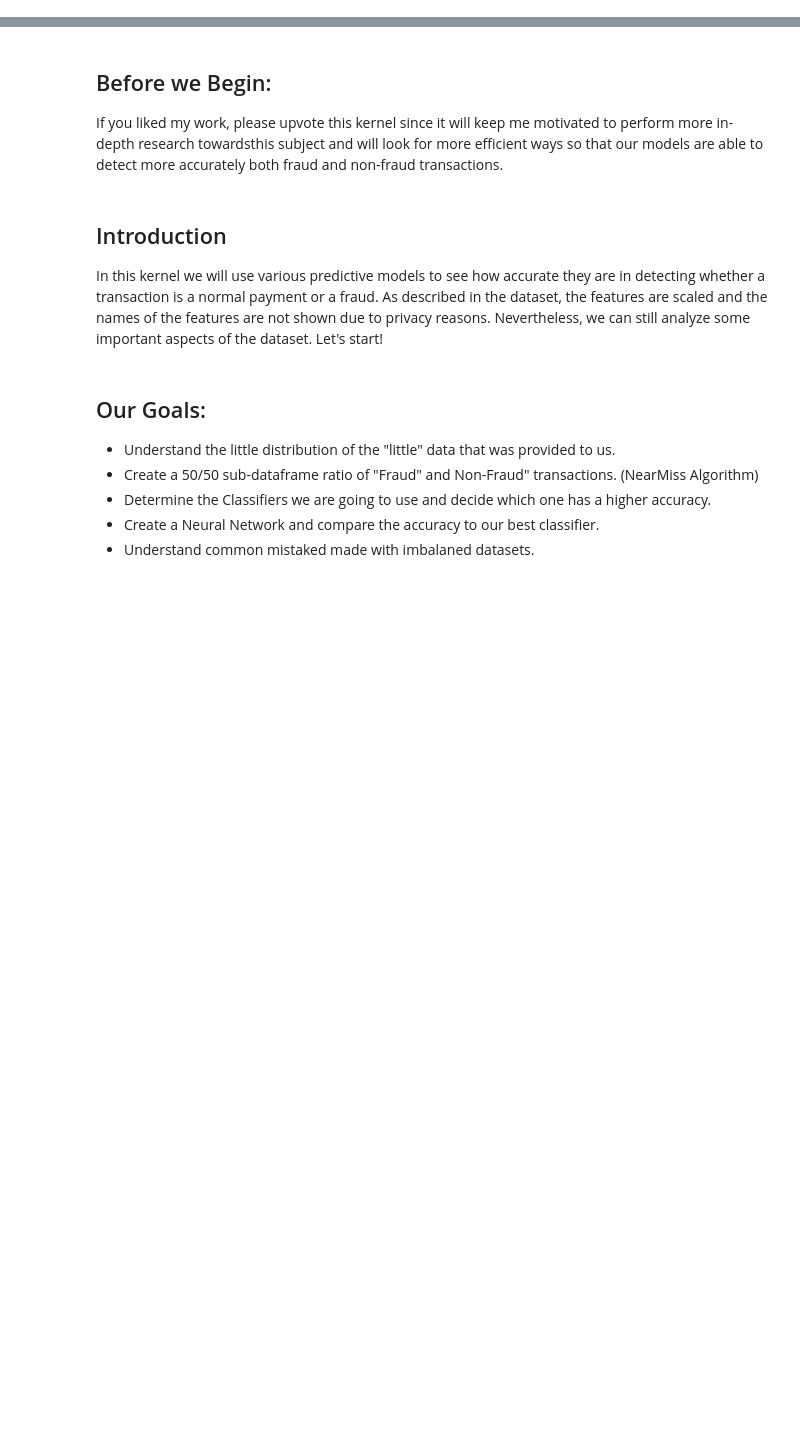
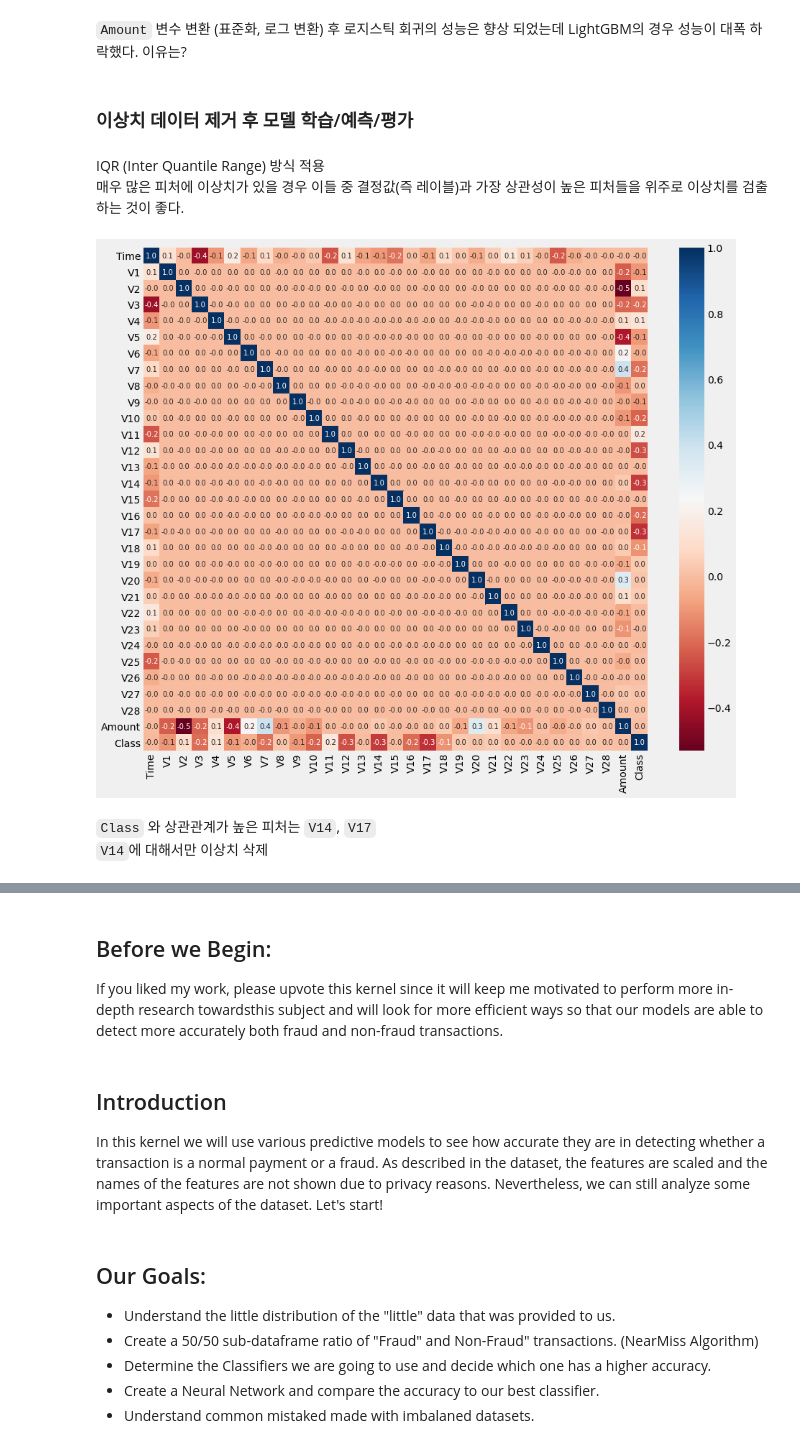
Before and after one commit to choi-yh/Pyhon_ML_Guide, a Jupyter notebook: 04_09_캐글_신용카드_사기_검출.ipynb, the cells around one changed output, grey strips where cells are left out. Drawn from its saved outputs; the diff is of its cells as text; code cells hidden in the pictures; blank space fills up the shorter version.

```diff
--- a/04_09_캐글_신용카드_사기_검출.ipynb
+++ b/04_09_캐글_신용카드_사기_검출.ipynb
@@ -4,0 +260,17 @@ https://www.kaggle.com/janiobachmann/credit-fraud-dealing-with-imbalanced-datase
+# %% [markdown]
+`Amount` 변수 변환 (표준화, 로그 변환) 후 로지스틱 회귀의 성능은 향상 되었는데 LightGBM의 경우 성능이 대폭 하락했다. 이유는?
+# %% [markdown]
+### 이상치 데이터 제거 후 모델 학습/예측/평가
+# %% [markdown]
+IQR (Inter Quantile Range) 방식 적용
+매우 많은 피처에 이상치가 있을 경우 이들 중 결정값(즉 레이블)과 가장 상관성이 높은 피처들을 위주로 이상치를 검출하는 것이 좋다.
+# %%
+corr = card_df.corr()
+
+plt.figure(figsize=(14, 12))
+sns.heatmap(corr, cmap='RdBu', annot=True, fmt='.1f', annot_kws={"size": 10});
+# %% [output]
+[figure, added]
+# %% [markdown]
+`Class` 와 상관관계가 높은 피처는 `V14`, `V17`
+`V14`에 대해서만 이상치 삭제
```
Also changed, not shown: parts of 46 cells of this notebook.
